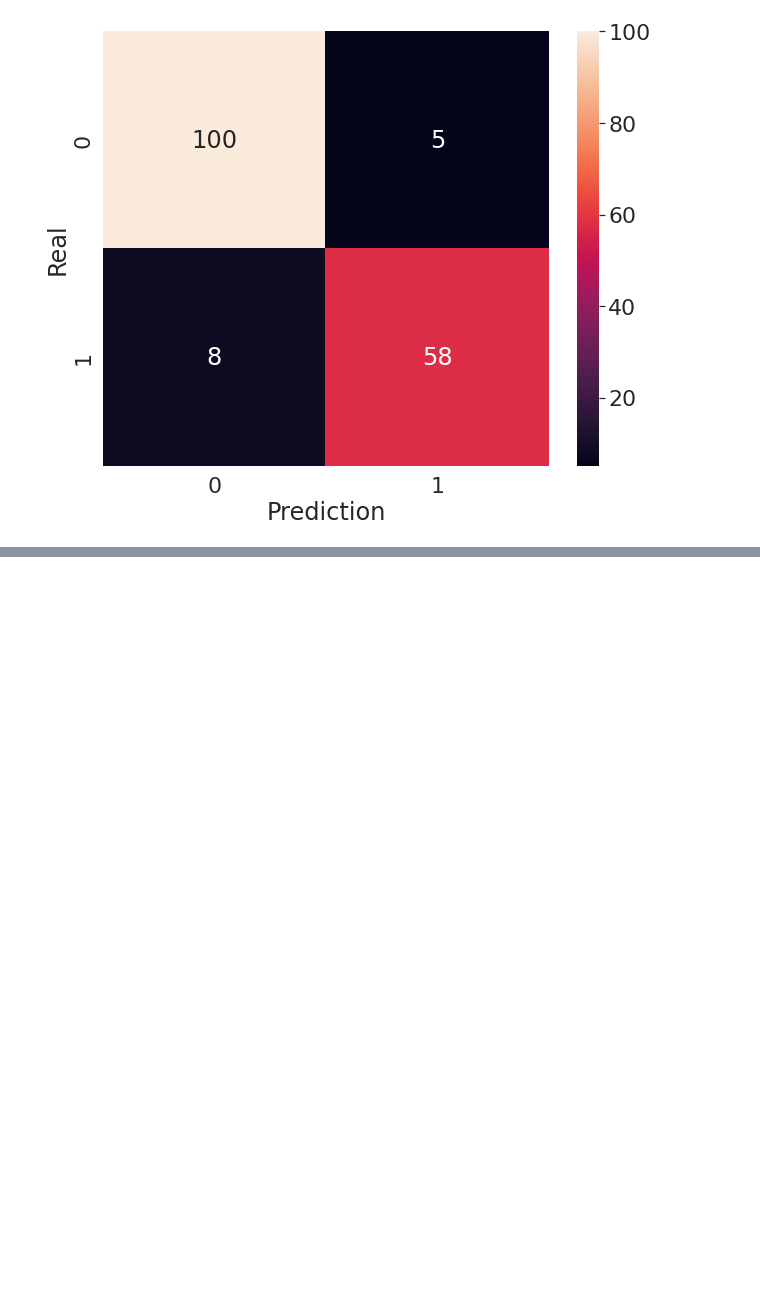
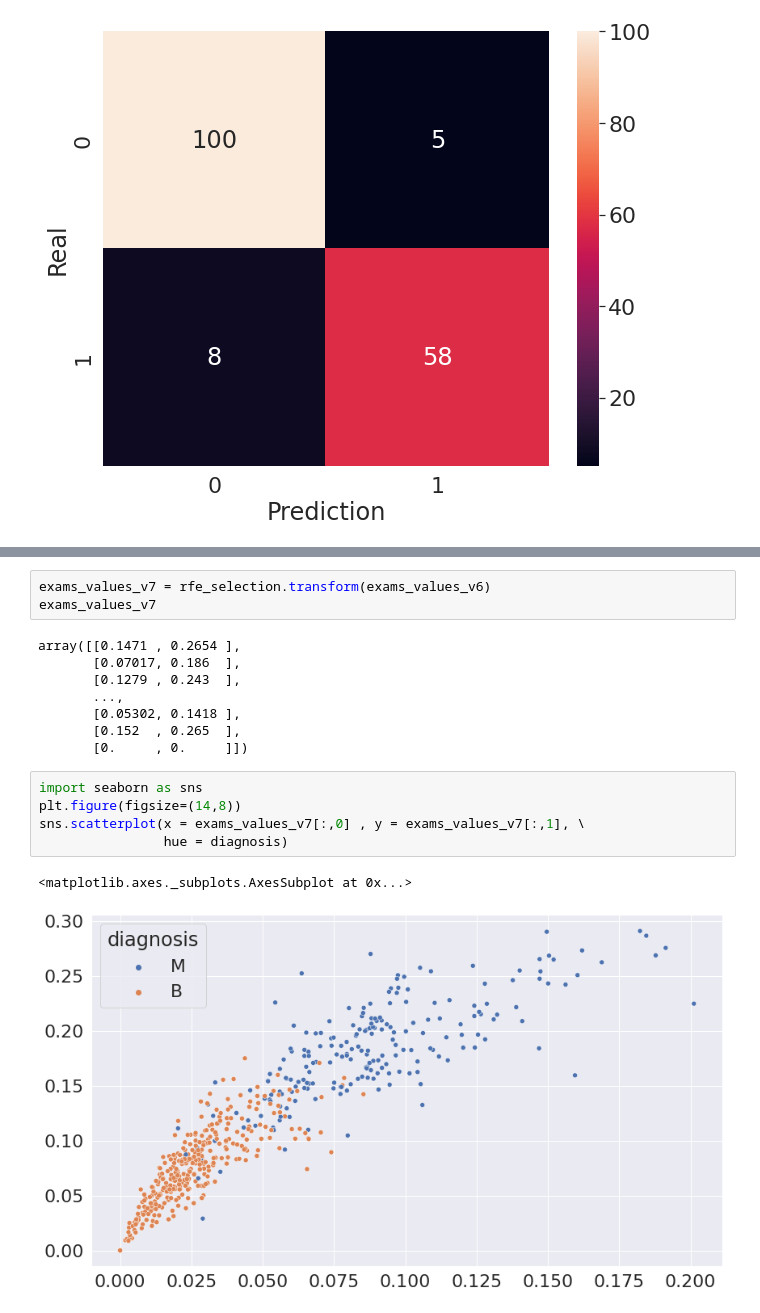
Before and after one commit to vazaee/multidimensional-data, a Jupyter notebook: multidimensional_data.ipynb, the cells around one changed output, grey strips where cells are left out. Cells and saved outputs as stored; diff of their text form; blank space fills up the shorter version.

```diff
--- a/multidimensional_data.ipynb
+++ b/multidimensional_data.ipynb
@@ -276,0 +328,19 @@ Resultado da classificação 90.06%
+# %%
+exams_values_v7 = rfe_selection.transform(exams_values_v6)
+exams_values_v7
+# %% [output]
+array([[0.1471 , 0.2654 ],
+       [0.07017, 0.186  ],
+       [0.1279 , 0.243  ],
+       ...,
+       [0.05302, 0.1418 ],
+       [0.152  , 0.265  ],
+       [0.     , 0.     ]])
+# %%
+import seaborn as sns
+plt.figure(figsize=(14,8))
+sns.scatterplot(x = exams_values_v7[:,0] , y = exams_values_v7[:,1], \
+                hue = diagnosis)
+# %% [output]
+<matplotlib.axes._subplots.AxesSubplot at 0x...>
+[figure, added]
```
Also changed, not shown: parts of 7 cells of this notebook.
